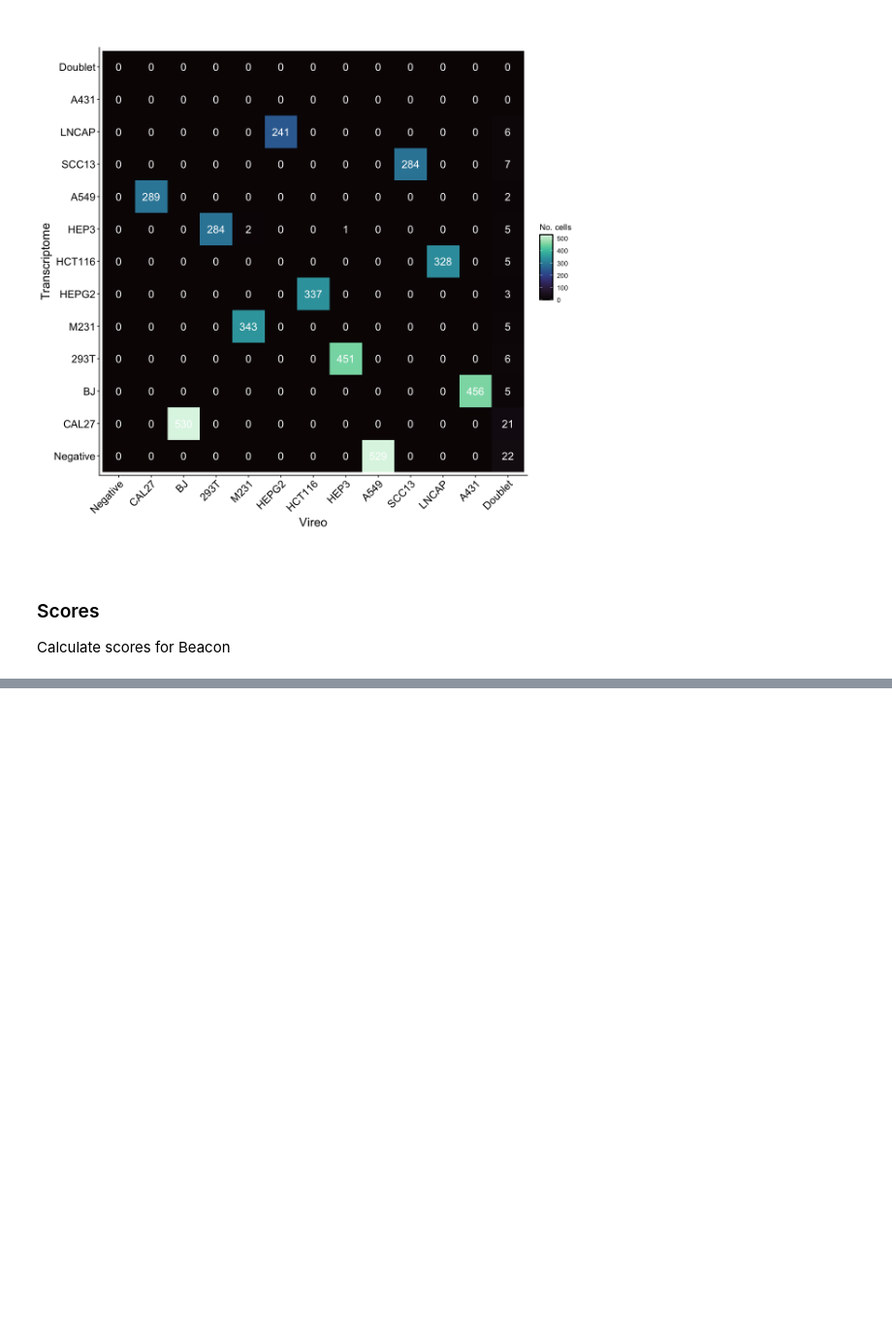
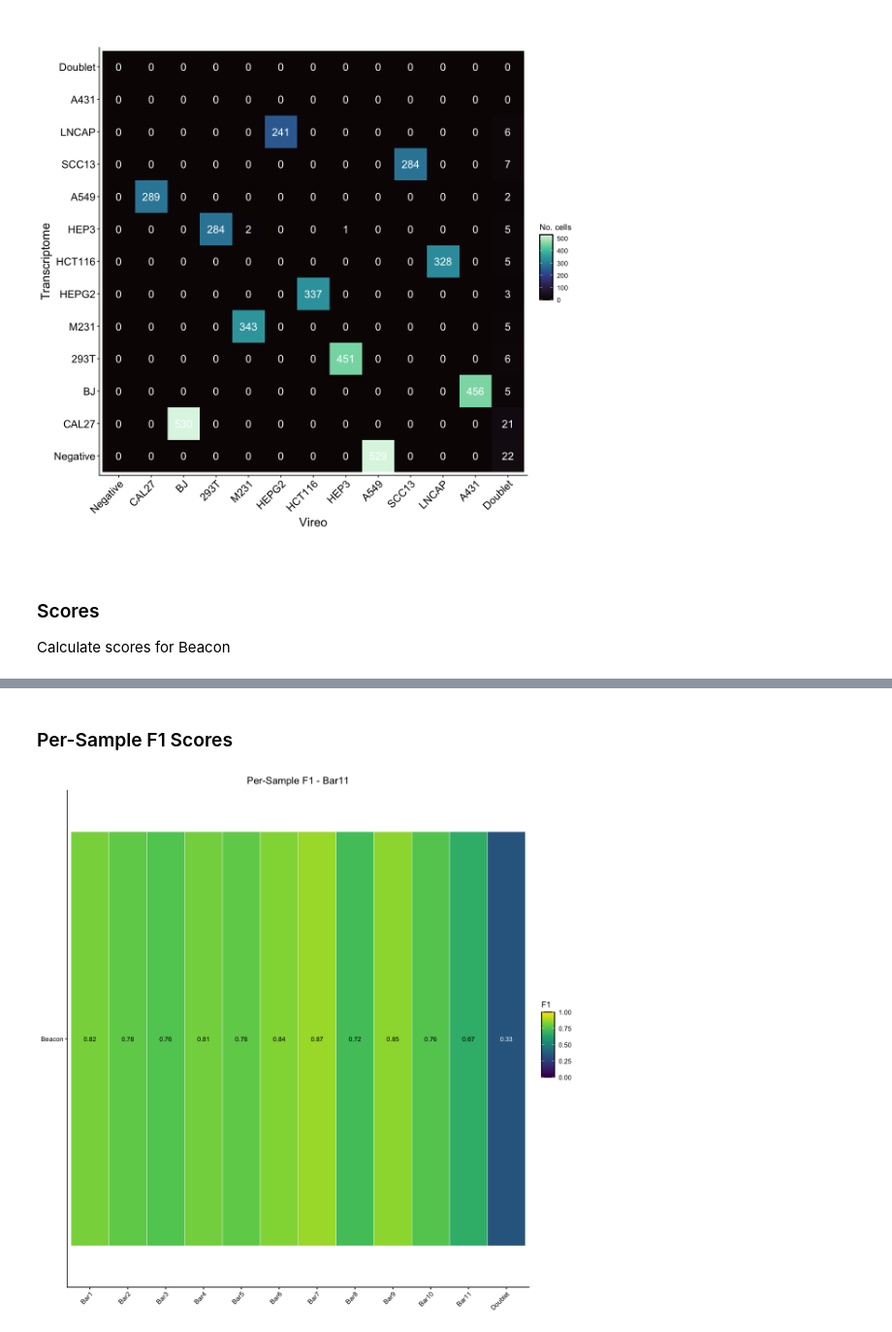
Before and after one commit to cheryl-xiang/BeaconTest, a Jupyter notebook: beacon_tutorial.ipynb, the cells around one changed output, grey strips where cells are left out. Shown at 97% size. Saved outputs shown, nothing was run; the diff lists cells and outputs as text; code cells hidden in the pictures; blank space fills up the shorter version.

Commit message:
add beacon demo

```diff
--- a/beacon_tutorial.ipynb
+++ b/beacon_tutorial.ipynb
@@ -316,0 +361,34 @@ Calculate scores for Beacon
+# %% [markdown]
+### Per-Sample F1 Scores
+# %%
+barcode_names <- c('Bar1', 'Bar2', 'Bar3', 'Bar4', 'Bar5', 'Bar6',
+                   'Bar7', 'Bar8', 'Bar9', 'Bar10', 'Bar11', 'Doublet')
+
+f1_per_sample <- f1_scores(tr, pr, bars)
+
+f1_df <- data.frame(
+  Barcode = factor(barcode_names, levels = barcode_names),
+  F1 = f1_per_sample,
+  Method = 'Beacon'
+)
+
+ggplot(f1_df, aes(x = Barcode, y = Method, fill = F1)) +
+  geom_tile(color = 'white') +
+  geom_text(aes(label = sprintf('%.2f', F1), color = F1 < 0.5), size = 3) +
+  scale_color_manual(values = c('FALSE' = 'black', 'TRUE' = 'white'), guide = 'none') +
+  scale_fill_gradientn(
+    colours = viridis::viridis(256),
+    limits = c(0, 1),
+    na.value = 'grey90',
+    name = 'F1',
+    guide = guide_colorbar(frame.colour = 'black', frame.linewidth = 0.6)
+  ) +
+  theme_classic() +
+  theme(
+    plot.title = element_text(hjust = 0.5),
+    axis.text.x = element_text(angle = 45, hjust = 1),
+    axis.title = element_blank()
+  ) +
+  labs(title = 'Per-Sample F1 - Bar11')
+# %% [output]
+[figure, added]
```
Also changed, not shown: parts of 2 cells of this notebook, 1 other file.
